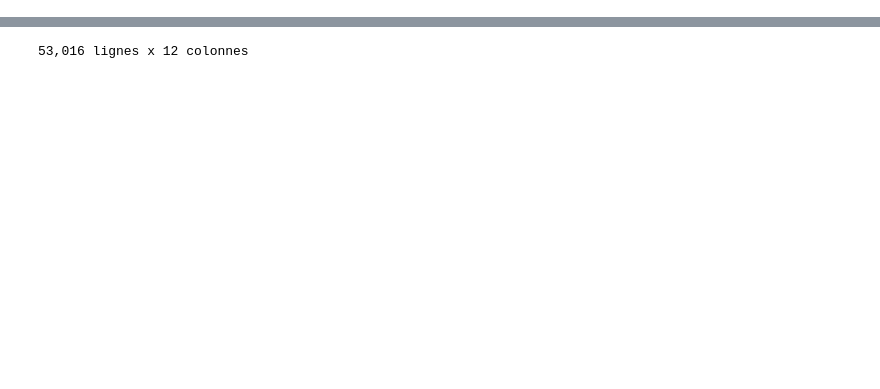
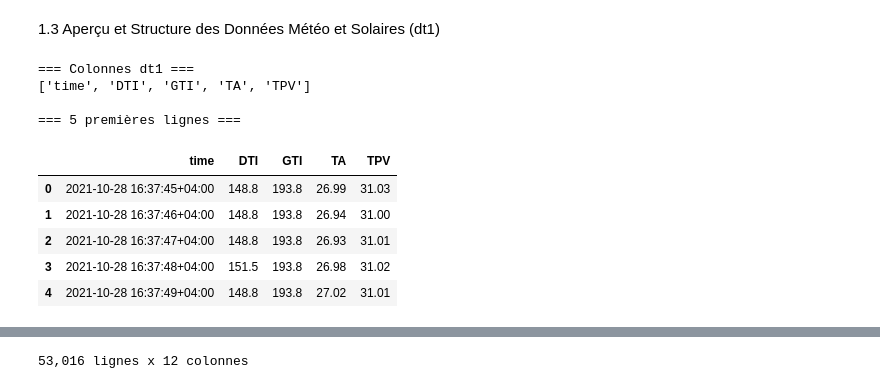
Before and after one commit to mounjimallak-bit/pfa-photovoltaique, a Jupyter notebook: notebooks/03_pretraitement.ipynb, the cells around one changed output, grey strips where cells are left out. Cells and saved outputs as stored; diff of their text form; code cells hidden in the pictures; blank space fills up the shorter version.

```diff
--- a/notebooks/03_pretraitement.ipynb
+++ b/notebooks/03_pretraitement.ipynb
@@ -0,0 +59,19 @@
+# %% [markdown]
+1.3 Aperçu et Structure des Données Météo et Solaires (dt1)
+# %%
+dt1_peek = pd.read_csv("C:\\Users\\PC\\Documents\\pfa-photovoltaique\\pfa-photovoltaique\\data\\dt1_solar_and_meteorological_measurement.csv", nrows=5)
+print("=== Colonnes dt1 ===")
+print(dt1_peek.columns.tolist())
+print("\n=== 5 premières lignes ===")
+dt1_peek
+# %% [output]
+=== Colonnes dt1 ===
+['time', 'DTI', 'GTI', 'TA', 'TPV']
+
+=== 5 premières lignes ===
+|  | time | DTI | GTI | TA | TPV |
+| 0 | 2021-10-28 16:37:45+04:00 | 148.8 | 193.8 | 26.99 | 31.03 |
+| 1 | 2021-10-28 16:37:46+04:00 | 148.8 | 193.8 | 26.94 | 31.00 |
+| 2 | 2021-10-28 16:37:47+04:00 | 148.8 | 193.8 | 26.93 | 31.01 |
+| 3 | 2021-10-28 16:37:48+04:00 | 151.5 | 193.8 | 26.98 | 31.02 |
+| 4 | 2021-10-28 16:37:49+04:00 | 148.8 | 193.8 | 27.02 | 31.01 |
```
Also changed, not shown: parts of 33 cells of this notebook, 20 other files.
